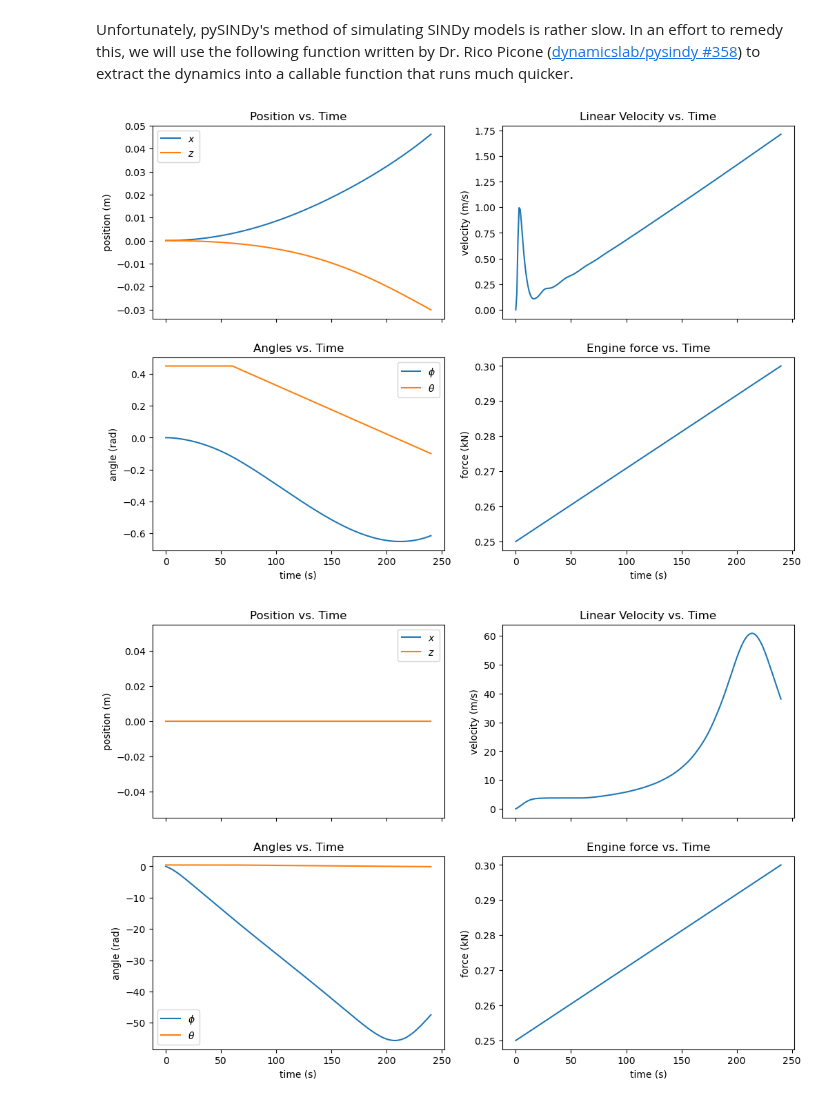
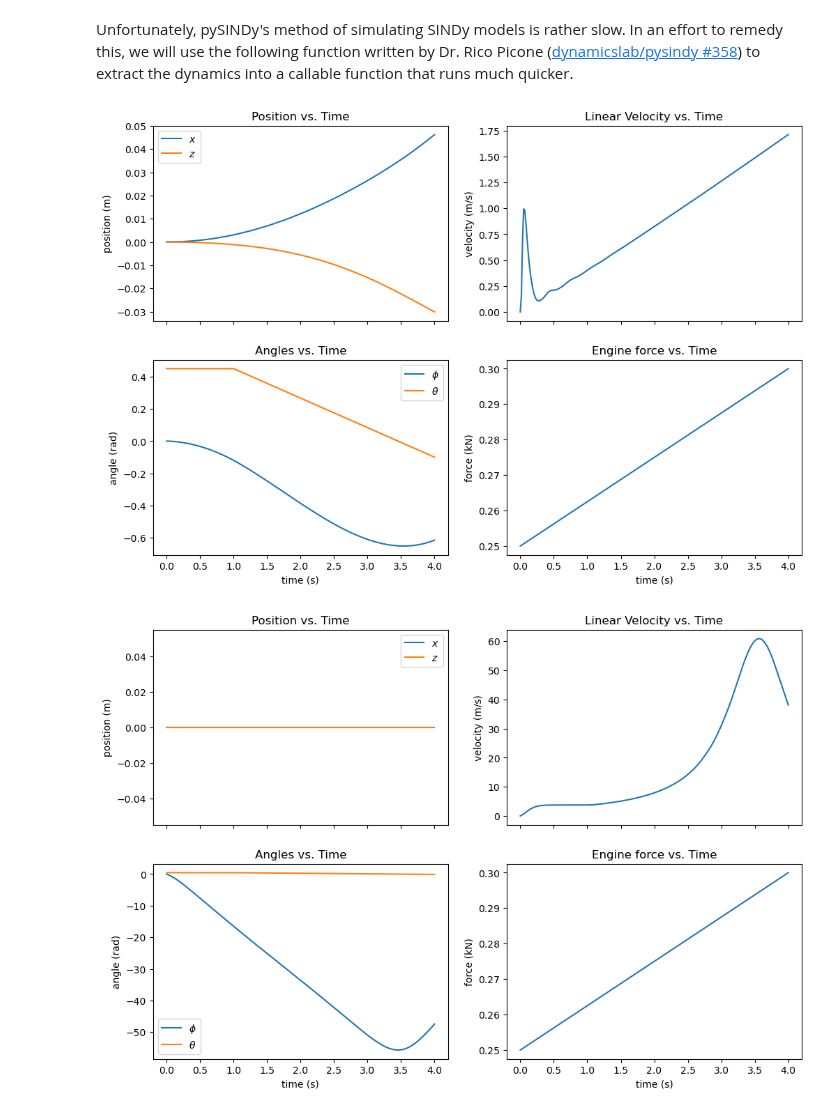
Before and after one commit to KylerLimata/hybrid-control-car, a Jupyter notebook: project.ipynb, the cells around one changed output. Drawn from its saved outputs; the diff is of its cells as text; code cells hidden in the pictures.

```diff
--- a/project.ipynb
+++ b/project.ipynb
@@ -244,7 +244,7 @@ model = pysindy.SINDy(
 # Attempt to compensate for the jolting seen at the begining of the data
 X = [x[60:, :] for x in all_sample_states]
 U = [u[60:, :] for u in all_sample_inputs]
-T = i[60:]
+T = tseconds[60:]
 
 model.fit(
     x=X,
@@ -293,31 +297,33 @@ def extract_sindy_dynamics(sindy_model, eps=1e-12):
 # %%
 from scipy.integrate import solve_ivp
 import control as ctrl
 
 nsteps_test = hz*4
 t_test = np.linspace(0, nsteps_test, nsteps_test)
 test_inputs = np.array([
     np.linspace(250, 300, nsteps_test),
     np.concatenate((
         0.45*np.ones(int(nsteps_test/4)),
         np.linspace(0.45, -0.1, 3*int(nsteps_test/4))
     ))
 ]).T
 test_states = generate_training_data(sim, 0.0, nsteps_test, nstates, test_inputs)
 
 # Now to generate a comparison trajectory
 x0 = np.array([0.0, 0.0, 0.0, 0.0])
 dynamics = extract_sindy_dynamics(model)
 dynamics_sys = ctrl.NonlinearIOSystem(
     dynamics, None, inputs=["Fe", "theta"], states=["x", "z", "v", "phi"],
     name="dynamics_sys"
 )
 predicted_states = ctrl.input_output_response(
     dynamics_sys, T=t_test, U=test_inputs.T, X0=x0
 ).states
 
-plot_data(t_test, test_states, test_inputs)
-plot_data(t_test, predicted_states.T, test_inputs)
+t_test_seconds = t_test/hz
+
+plot_data(t_test_seconds, test_states, test_inputs)
+plot_data(t_test_seconds, predicted_states.T, test_inputs)
 # %% [output]
-[figure, old version]
+[figure, new version]
-[figure, old version]
+[figure, new version]
```
Also changed, not shown: parts of 1 cell of this notebook.
